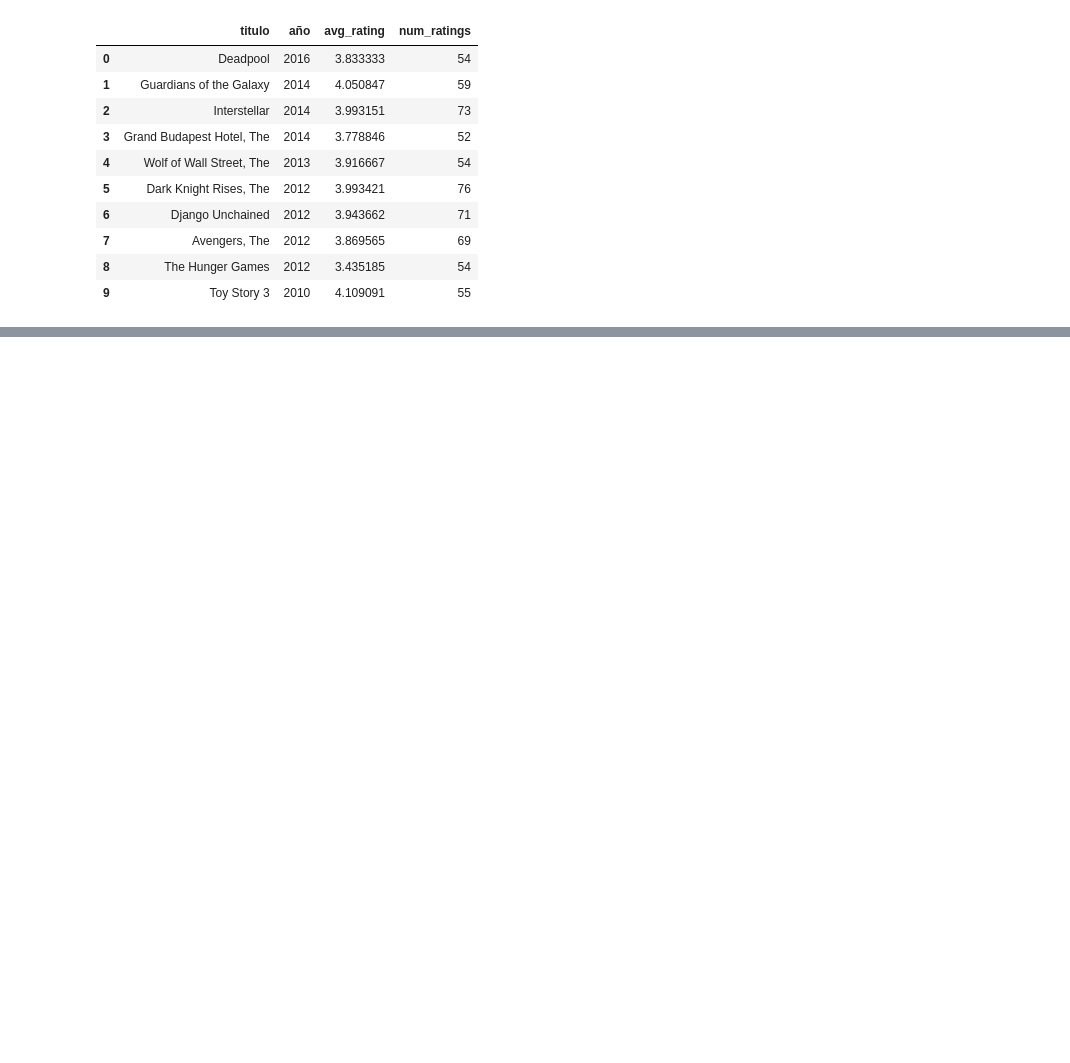
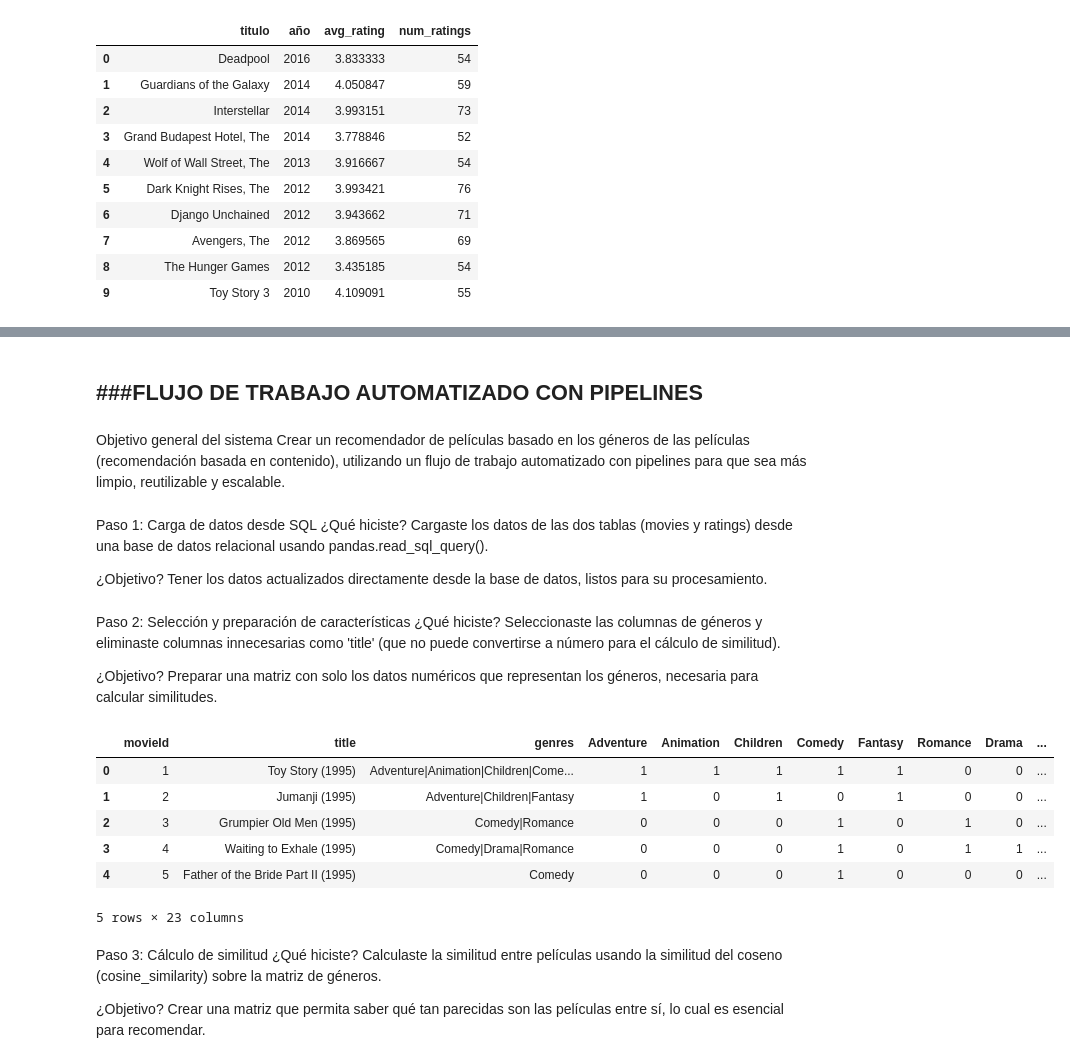
Before and after one commit to JuanCH94/Marketing, a Jupyter notebook: c_modelos.ipynb, the cells around one changed output, grey strips where cells are left out. Cells and saved outputs as stored; diff of their text form; code cells hidden in the pictures; blank space fills up the shorter version.

Commit message:
se desarrollan 4 sistemas de recomendacion y se aplica pipelines e XAI

```diff
--- a/c_modelos.ipynb
+++ b/c_modelos.ipynb
@@ -901,0 +454,60 @@ Género 'Comedy' no encontrado. Por favor, verifica la ortografía o si el géne
+# %% [markdown]
+###**FLUJO DE TRABAJO AUTOMATIZADO CON PIPELINES**
+------
+# %% [markdown]
+
+
+Objetivo general del sistema
+Crear un recomendador de películas basado en los géneros de las películas (recomendación basada en contenido), utilizando un flujo de trabajo automatizado con pipelines para que sea más limpio, reutilizable y escalable.
+# %% [markdown]
+Paso 1: Carga de datos desde SQL
+¿Qué hiciste?
+Cargaste los datos de las dos tablas (movies y ratings) desde una base de datos relacional usando pandas.read_sql_query().
+
+¿Objetivo?
+Tener los datos actualizados directamente desde la base de datos, listos para su procesamiento.
+# %%
+import pandas as pd
+import sqlite3
+
+# Conectar a la base de datos SQLite
+conexion = sqlite3.connect('/content/drive/MyDrive/marketing/Marketing/data/db_movies')
+
+# Cargar las tablas de la base de datos
+movies = pd.read_sql_query("SELECT * FROM movies", conexion)
+ratings = pd.read_sql_query("SELECT * FROM ratings", conexion)
+
+# Mostrar las primeras filas de cada tabla
+# %% [markdown]
+ Paso 2: Selección y preparación de características
+¿Qué hiciste?
+Seleccionaste las columnas de géneros y eliminaste columnas innecesarias como 'title' (que no puede convertirse a número para el cálculo de similitud).
+
+¿Objetivo?
+Preparar una matriz con solo los datos numéricos que representan los géneros, necesaria para calcular similitudes.
+# %%
+# Suponiendo que la columna 'genres' de la tabla 'movies' tiene los géneros en formato de texto separado por comas
+# Convertimos los géneros en variables numéricas (one-hot encoding)
+
+# Crear una nueva columna para cada género (si no existe)
+genres = movies['genres'].str.split('|', expand=True).stack().unique()
+for genre in genres:
+    movies[genre] = movies['genres'].apply(lambda x: 1 if genre in x else 0)
+
+# Ahora tenemos una columna por cada género de película
+movies.head()
+# %% [output]
+|  | movieId | title | genres | Adventure | Animation | Children | Comedy | Fantasy | Romance | Drama | ... |
+| 0 | 1 | Toy Story (1995) | Adventure|Animation|Children|Come... | 1 | 1 | 1 | 1 | 1 | 0 | 0 | ... |
+| 1 | 2 | Jumanji (1995) | Adventure|Children|Fantasy | 1 | 0 | 1 | 0 | 1 | 0 | 0 | ... |
+| 2 | 3 | Grumpier Old Men (1995) | Comedy|Romance | 0 | 0 | 0 | 1 | 0 | 1 | 0 | ... |
+| 3 | 4 | Waiting to Exhale (1995) | Comedy|Drama|Romance | 0 | 0 | 0 | 1 | 0 | 1 | 1 | ... |
+| 4 | 5 | Father of the Bride Part II (1995) | Comedy | 0 | 0 | 0 | 1 | 0 | 0 | 0 | ... |
+5 rows × 23 columns
+# %% [markdown]
+Paso 3: Cálculo de similitud
+¿Qué hiciste?
+Calculaste la similitud entre películas usando la similitud del coseno (cosine_similarity) sobre la matriz de géneros.
+
+¿Objetivo?
+Crear una matriz que permita saber qué tan parecidas son las películas entre sí, lo cual es esencial para recomendar.
```
Also changed, not shown: parts of 66 cells of this notebook, 1 other file.
